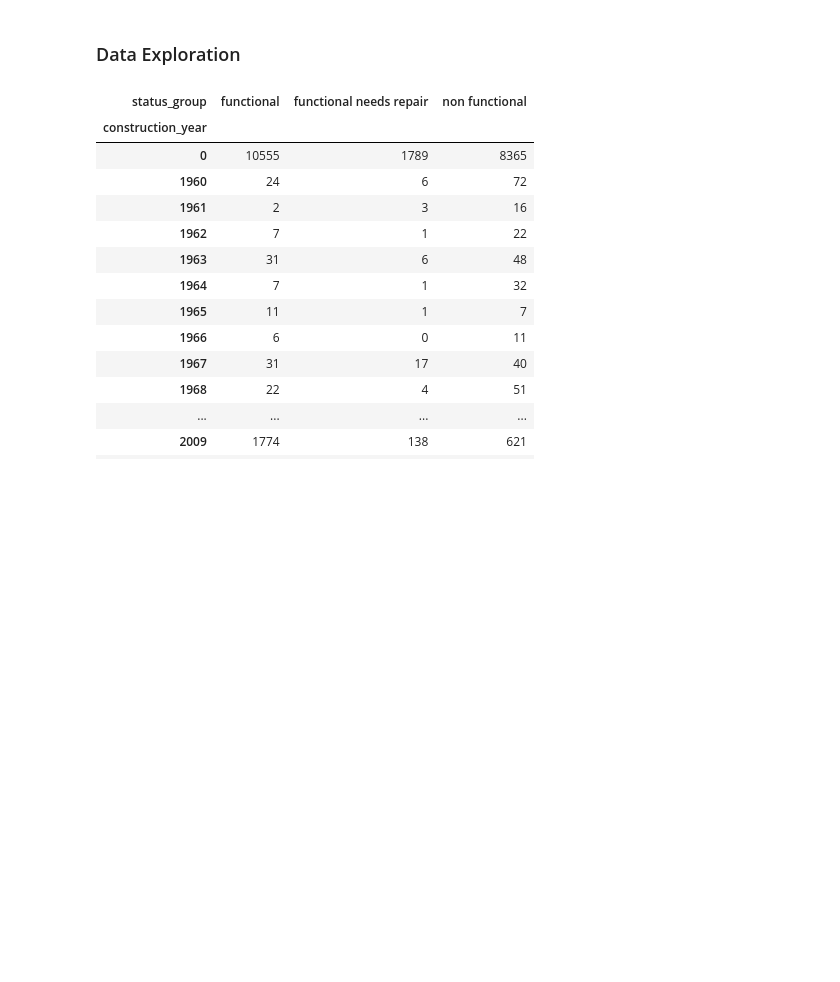
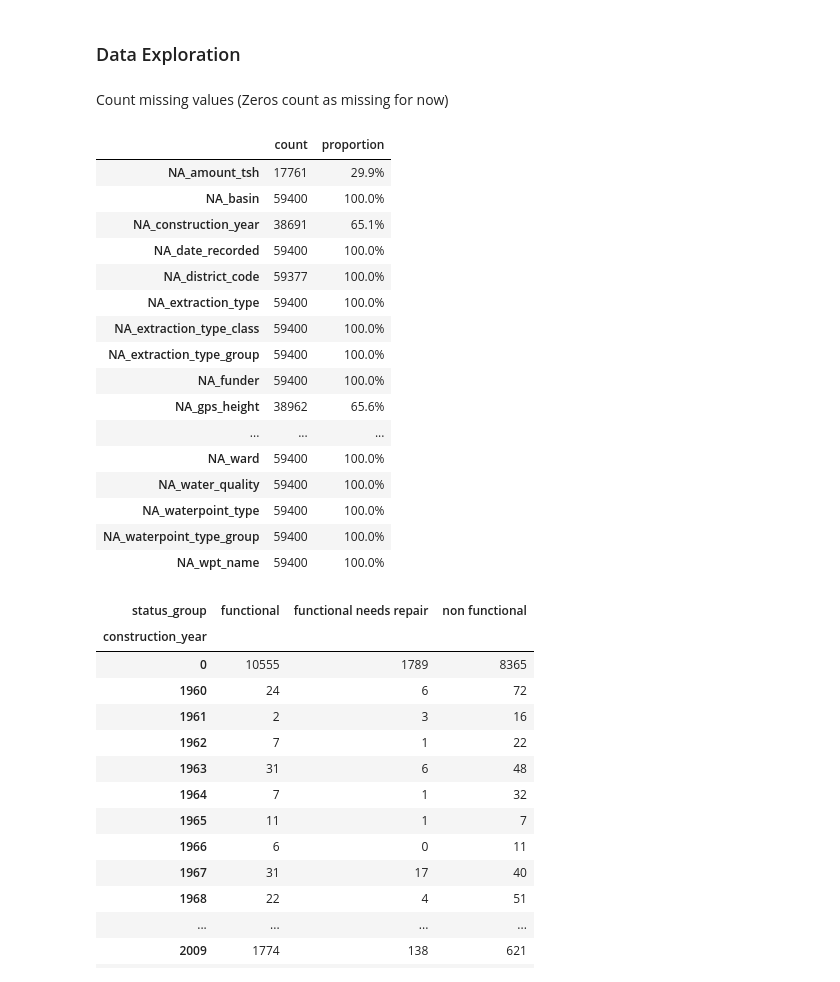
Before and after one commit to BrickKiln/dataPumpChallenge, a Jupyter notebook: pumpChallenge.ipynb, the cells around one changed output. Cells and saved outputs as stored; diff of their text form; code cells hidden in the pictures; blank space fills up the shorter version.

Commit message:
Add NA count

```diff
--- a/pumpChallenge.ipynb
+++ b/pumpChallenge.ipynb
@@ -106,6 +106,38 @@ def Plot_Data(data, var1, var2, targetVar):
 train = pd.merge(trainValues, trainLabels, on='id')
 # %% [markdown]
 ### Data Exploration
+# %% [markdown]
+Count missing values (Zeros count as missing for now)
+# %%
+def countNA(dataframe):
+    NA = {}
+    lenData = len(dataframe)
+    for col in dataframe:
+        naCount = np.count_nonzero(dataframe[col])
+        NA['NA_{}'.format(col)] = {'count': naCount, 'proportion': '{:.1%}'.format(float(naCount)/float(lenData))}
+    return NA
+
+naCount = countNA(train)
+# %%
+pd.DataFrame.from_dict(naCount, orient='index')
+# %% [output]
+|  | count | proportion |
+| NA_amount_tsh | 17761 | 29.9% |
+| NA_basin | 59400 | 100.0% |
+| NA_construction_year | 38691 | 65.1% |
+| NA_date_recorded | 59400 | 100.0% |
+| NA_district_code | 59377 | 100.0% |
+| NA_extraction_type | 59400 | 100.0% |
+| NA_extraction_type_class | 59400 | 100.0% |
+| NA_extraction_type_group | 59400 | 100.0% |
+| NA_funder | 59400 | 100.0% |
+| NA_gps_height | 38962 | 65.6% |
+| ... | ... | ... |
+| NA_ward | 59400 | 100.0% |
+| NA_water_quality | 59400 | 100.0% |
+| NA_waterpoint_type | 59400 | 100.0% |
+| NA_waterpoint_type_group | 59400 | 100.0% |
+| NA_wpt_name | 59400 | 100.0% |
 # %%
 # Make cross table for each column against status to check for patterns
 def crossTab(dataframe, refCol):
```
Also changed, not shown: parts of 2 cells of this notebook.
